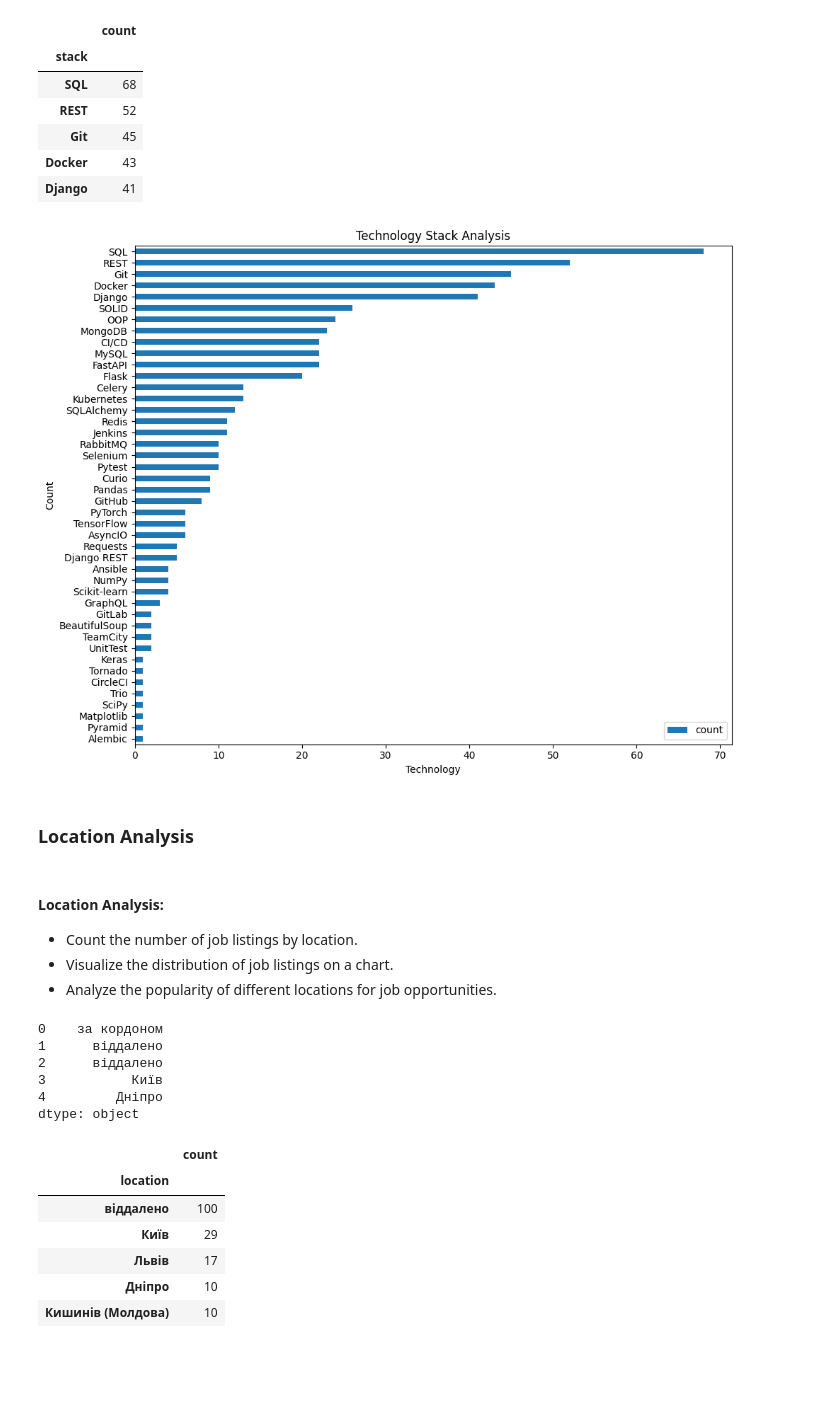
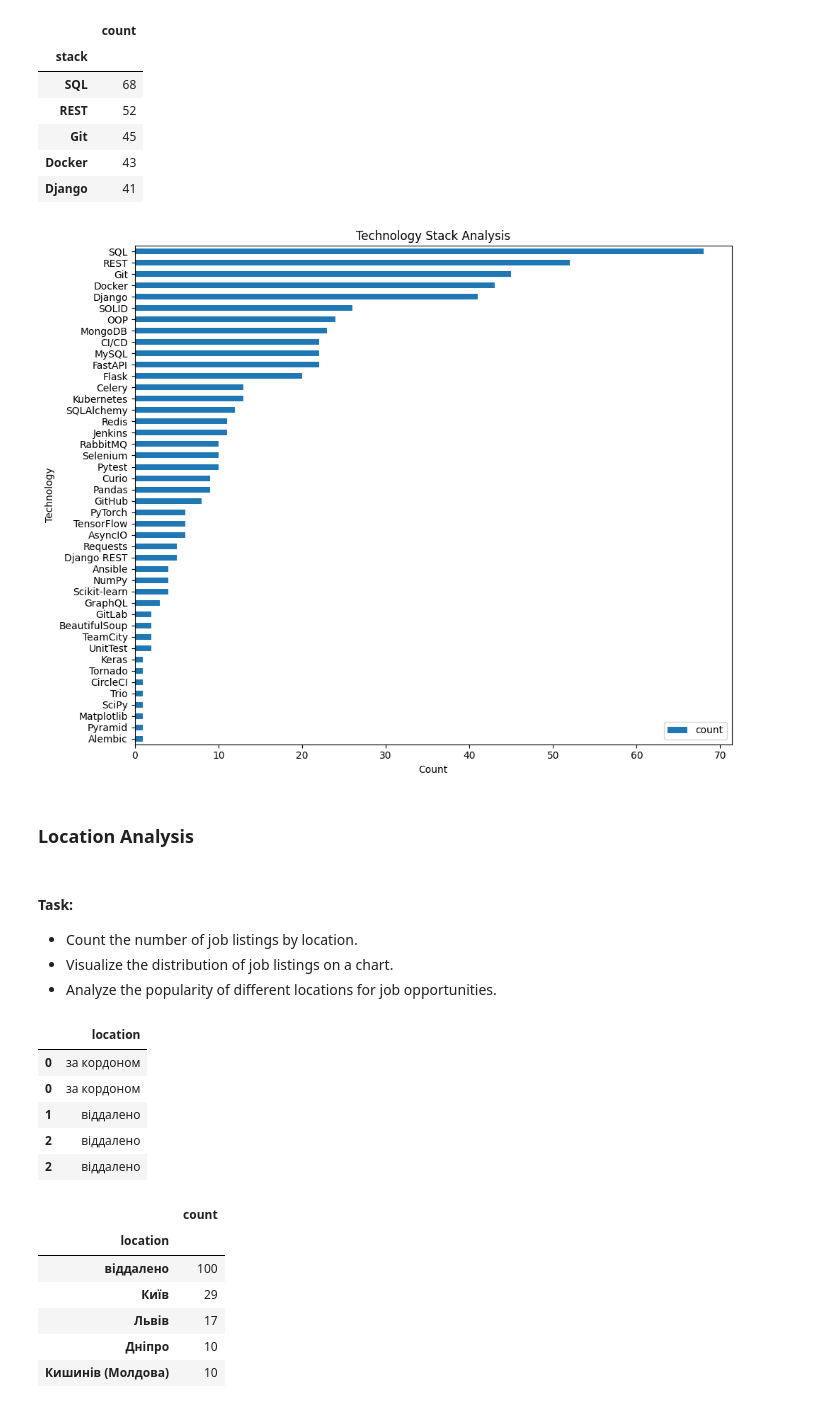
Before and after one commit to aLEKS-e3/vacancy-scrape-analysis, a Jupyter notebook: vacancy_analysis.ipynb, the cells around one changed output. Saved outputs shown, nothing was run; the diff lists cells and outputs as text; code cells hidden in the pictures; blank space fills up the shorter version.

```diff
--- a/vacancy_analysis.ipynb
+++ b/vacancy_analysis.ipynb
@@ -23,13 +23,17 @@ vacancy_df.head()
 | 3 | Experienced React and python deve... | віддалено | ['SQL', 'Docker', 'Git', 'Request... | https://jobs.dou.ua/companies/win... |
 | 4 | Fullstack Python/React Developer | Запоріжжя | ['SQL', 'Django', 'Flask', 'FastA... | https://jobs.dou.ua/companies/ele... |
 # %%
-stack_series = vacancy_df["stack"]
+def get_technology_count_df(df: pd.DataFrame) -> pd.DataFrame:
+    stack_series = df["stack"]
 
-stack_df = pd.DataFrame(stack_series.str.strip("['']").str.split("', '").explode())
+    stack_df = pd.DataFrame(stack_series.str.strip("['']").str.split("', '").explode())
 
-technology_counts = stack_df.value_counts()
-technology_counts = technology_counts.reset_index().set_index("stack")
+    technology_counts = stack_df.value_counts()
+    technology_counts = technology_counts.reset_index().set_index("stack")
 
+    return technology_counts
+
+technology_counts = get_technology_count_df(vacancy_df)
 technology_counts.head()
 # %% [output]
 |  | count |
@@ -42,45 +46,56 @@ technology_counts.head()
 # %%
 def create_bar_chart(data: pd.Series, xlabel: str, ylabel: str, title: str) -> None:
     data = data.sort_values(by="count")
     data.plot(kind="barh", figsize=(10, 8))
 
     plt.xlabel(xlabel)
     plt.ylabel(ylabel)
     plt.title(title)
 
     plt.margins(y=0.9)
     plt.xticks()
     plt.tight_layout()
 
     plt.show()
 
-create_bar_chart(technology_counts, "Technology", "Count", "Technology Stack Analysis")
+technology_analysis_labels = {
+    "xlabel": "Count",
+    "ylabel": "Technology",
+    "title": "Technology Stack Analysis"
+}
+create_bar_chart(technology_counts, **technology_analysis_labels)
 # %% [output]
-[figure, old version]
+[figure, new version]
 # %% [markdown]
 ### Location Analysis
 # %% [markdown]
-#### Location Analysis:
+#### Task:
 - Count the number of job listings by location.
 - Visualize the distribution of job listings on a chart.
 - Analyze the popularity of different locations for job opportunities.
 # %%
-location_series = vacancy_df["location"]
+def shorten_location(df: pd.DataFrame) -> pd.DataFrame:
+    location_series = df["location"]
 
-location_df = pd.DataFrame(location_series.str.split(", ").explode())
+    location_df = pd.DataFrame(location_series.str.split(", ").explode())
 
-length = 25
-shorten_location = pd.Series(
-    label[:length] + "..."
-    if len(label) > length else label
-    for label in location_df["location"]
-)
-shorten_location.head()
+    length = 25
+    shortened = pd.Series(
+        label[:length] + "..."
+        if len(label) > length else label
+        for label in location_df["location"]
+    )
+    location_df["location"] = shortened
+
+    return location_df
+
+location_df = shorten_location(vacancy_df)
+location_df.head()
 # %% [output]
-0    за кордоном
-1      віддалено
-2      віддалено
-3           Київ
-4         Дніпро
-dtype: object
+|  | location |
+| 0 | за кордоном |
+| 0 | за кордоном |
+| 1 | віддалено |
+| 2 | віддалено |
+| 2 | віддалено |
 # %%
```
Also changed, not shown: parts of 5 cells of this notebook.
